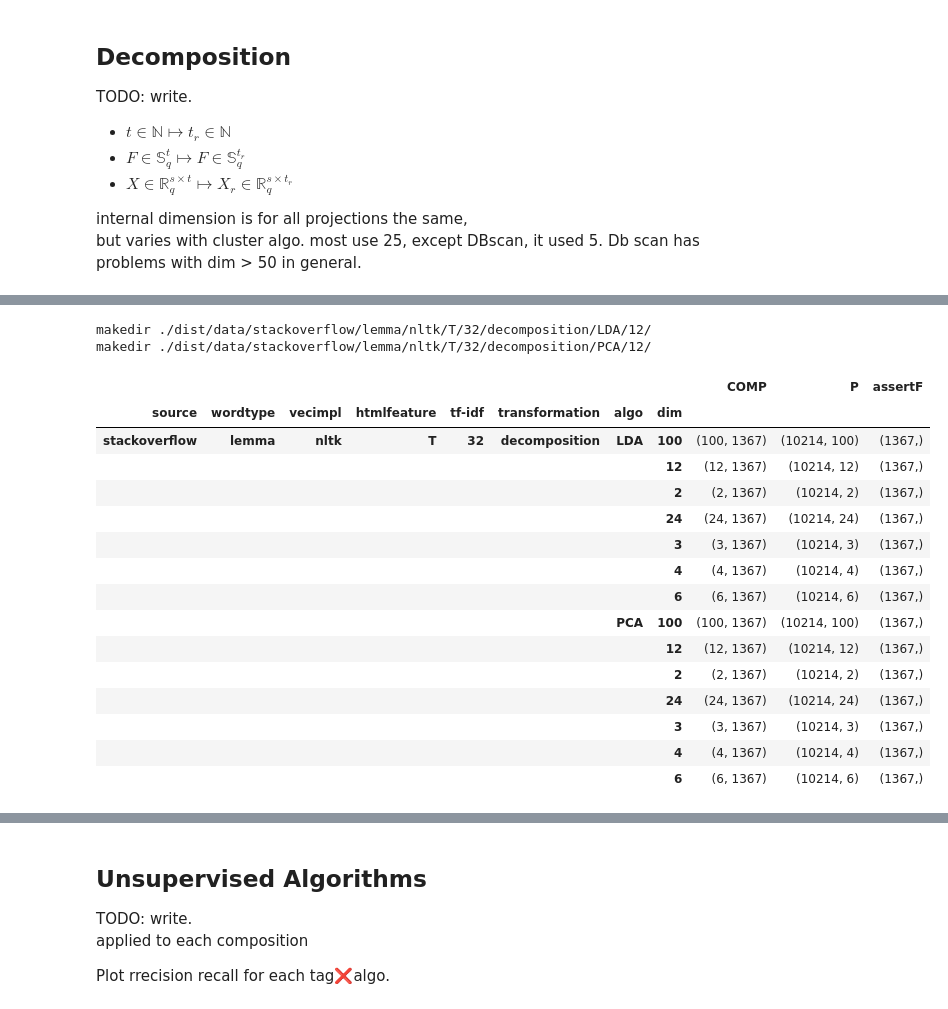
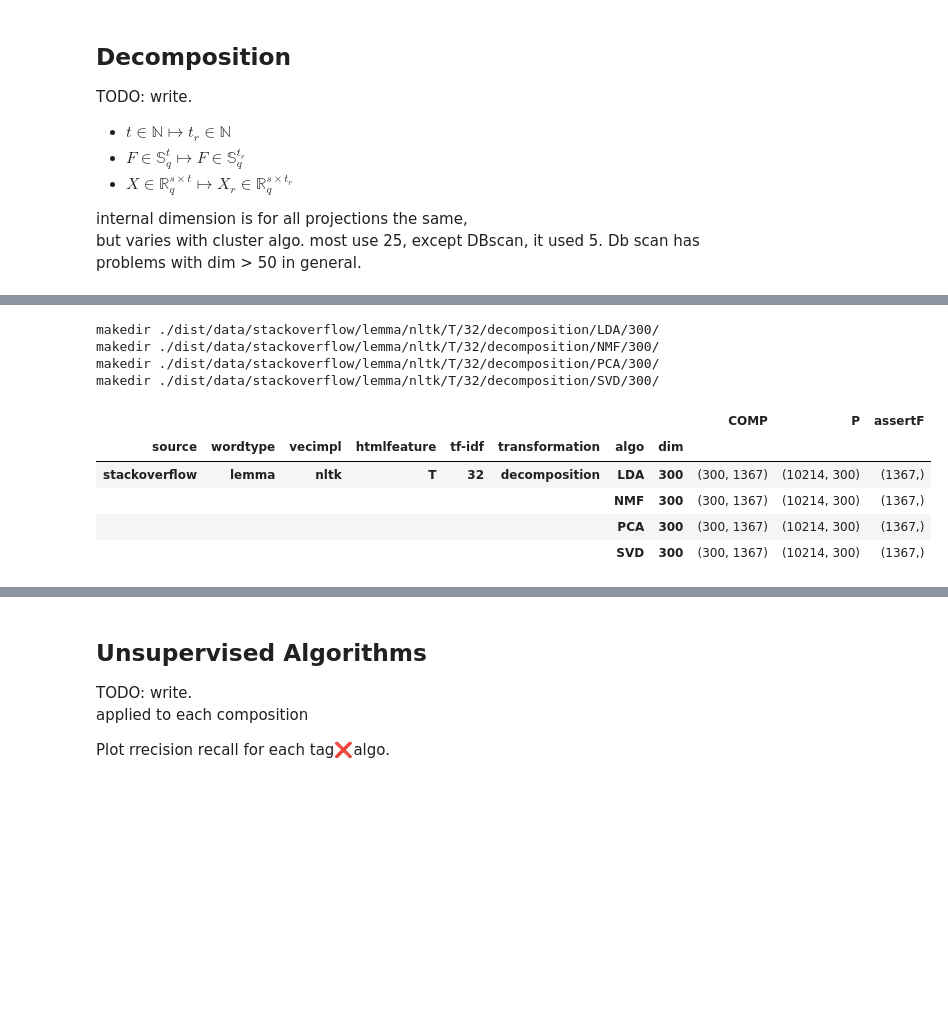
Before and after one commit to glouwa/StackOverflowTopicClustering, a Jupyter notebook: cluster.ipynb, the cells around one changed output, grey strips where cells are left out. Cells and saved outputs as stored; diff of their text form; code cells hidden in the pictures; blank space fills up the shorter version.

```diff
--- a/cluster.ipynb
+++ b/cluster.ipynb
@@ -61,22 +51,15 @@ decompplan
-# %%
-cluster.run2(decompplan)
-# %% [output]
-makedir ./dist/data/stackoverflow/lemma/nltk/T/32/decomposition/LDA/12/
-makedir ./dist/data/stackoverflow/lemma/nltk/T/32/decomposition/PCA/12/
-|  |  |  |  |  |  |  |  | COMP | P | assertF |
-| source | wordtype | vecimpl | htmlfeature | tf-idf | transformation | algo | dim |  |  |  |
-| stackoverflow | lemma | nltk | T | 32 | decomposition | LDA | 100 | (100, 1367) | (10214, 100) | (1367,) |
-|  |  |  |  |  |  |  | 12 | (12, 1367) | (10214, 12) | (1367,) |
-|  |  |  |  |  |  |  | 2 | (2, 1367) | (10214, 2) | (1367,) |
-|  |  |  |  |  |  |  | 24 | (24, 1367) | (10214, 24) | (1367,) |
-|  |  |  |  |  |  |  | 3 | (3, 1367) | (10214, 3) | (1367,) |
-|  |  |  |  |  |  |  | 4 | (4, 1367) | (10214, 4) | (1367,) |
-|  |  |  |  |  |  |  | 6 | (6, 1367) | (10214, 6) | (1367,) |
-|  |  |  |  |  |  | PCA | 100 | (100, 1367) | (10214, 100) | (1367,) |
-|  |  |  |  |  |  |  | 12 | (12, 1367) | (10214, 12) | (1367,) |
-|  |  |  |  |  |  |  | 2 | (2, 1367) | (10214, 2) | (1367,) |
-|  |  |  |  |  |  |  | 24 | (24, 1367) | (10214, 24) | (1367,) |
-|  |  |  |  |  |  |  | 3 | (3, 1367) | (10214, 3) | (1367,) |
-|  |  |  |  |  |  |  | 4 | (4, 1367) | (10214, 4) | (1367,) |
-|  |  |  |  |  |  |  | 6 | (6, 1367) | (10214, 6) | (1367,) |
+# %%
+from src import decomposition
+decomposition.createDecompositions(decompplan)
+# %% [output]
+makedir ./dist/data/stackoverflow/lemma/nltk/T/32/decomposition/LDA/300/
+makedir ./dist/data/stackoverflow/lemma/nltk/T/32/decomposition/NMF/300/
+makedir ./dist/data/stackoverflow/lemma/nltk/T/32/decomposition/PCA/300/
+makedir ./dist/data/stackoverflow/lemma/nltk/T/32/decomposition/SVD/300/
+|  |  |  |  |  |  |  |  | COMP | P | assertF |
+| source | wordtype | vecimpl | htmlfeature | tf-idf | transformation | algo | dim |  |  |  |
+| stackoverflow | lemma | nltk | T | 32 | decomposition | LDA | 300 | (300, 1367) | (10214, 300) | (1367,) |
+|  |  |  |  |  |  | NMF | 300 | (300, 1367) | (10214, 300) | (1367,) |
+|  |  |  |  |  |  | PCA | 300 | (300, 1367) | (10214, 300) | (1367,) |
+|  |  |  |  |  |  | SVD | 300 | (300, 1367) | (10214, 300) | (1367,) |
 # %%
```
Also changed, not shown: parts of 5 cells of this notebook, 9 other files.
